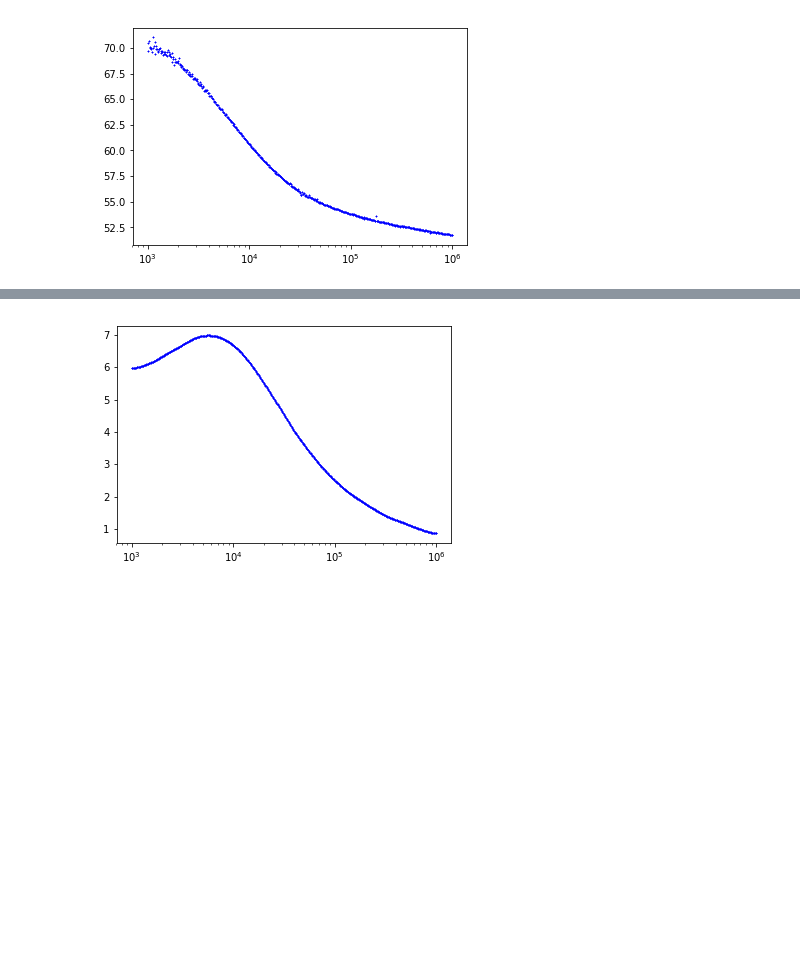
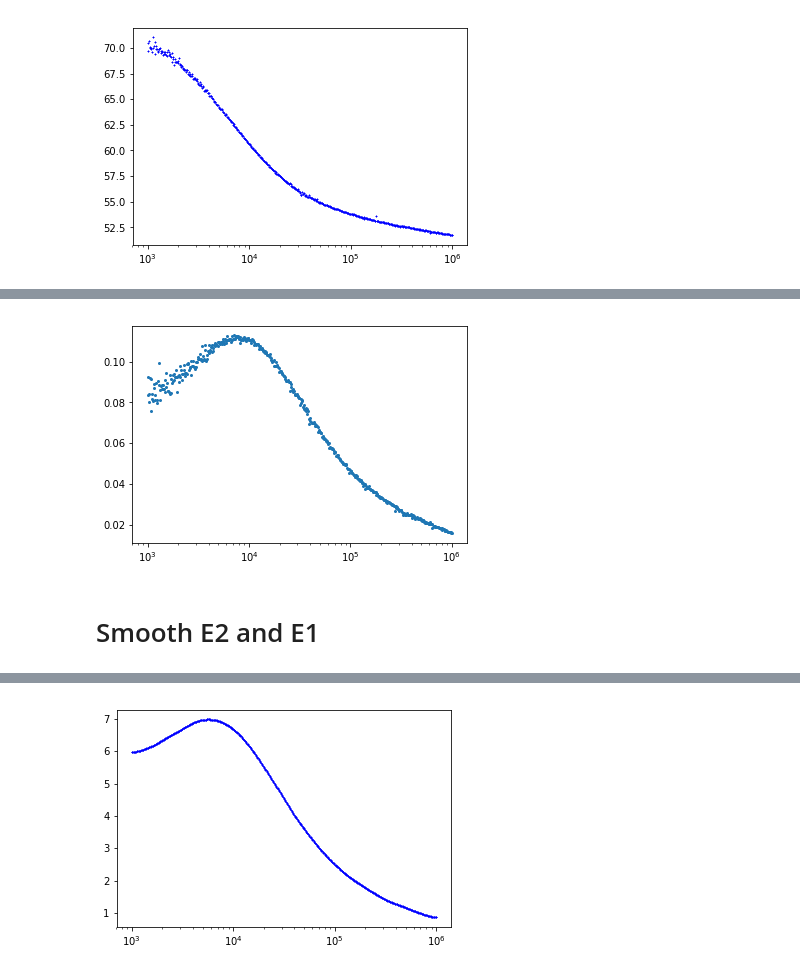
Before and after one commit to liuzipenguk/data-processing, a Jupyter notebook: Impedance- 3D plot-No 16 sample_2x42mm2_250um.ipynb, the cells around one changed output, grey strips where cells are left out. Drawn from its saved outputs; the diff is of its cells as text; code cells hidden in the pictures; blank space fills up the shorter version.

```diff
--- a/Impedance- 3D plot-No 16 sample_2x42mm2_250um.ipynb
+++ b/Impedance- 3D plot-No 16 sample_2x42mm2_250um.ipynb
@@ -192,0 +249,4 @@ dt.to_csv(r'C:\PhD-Zipeng\Research projects\DABCO\BF4\No16_2x42mm2_250um\Impedan
+# %%
+dt.insert(0,'f',df['#4294A_Frequency'])
+dt.shape
+dt.head()
@@ -193,3 +261,11 @@ dt.to_csv(r'C:\PhD-Zipeng\Research projects\DABCO\BF4\No16_2x42mm2_250um\Impedan
+# %%
+plt.plot(dt['f'],dt['382.88'],'o',linewidth=1, markersize=2)
+plt.xscale("log")
+plt.show()
+# %% [output]
+[figure, added]
+# %% [markdown]
+# Smooth E2 and E1
 # %%
 #批量操作所有文件
 path = r'C:\PhD-Zipeng\Research projects\DABCO\BF4\Impedance\Arrhenius fitting\Heating'
```
Also changed, not shown: parts of 12 cells of this notebook.
